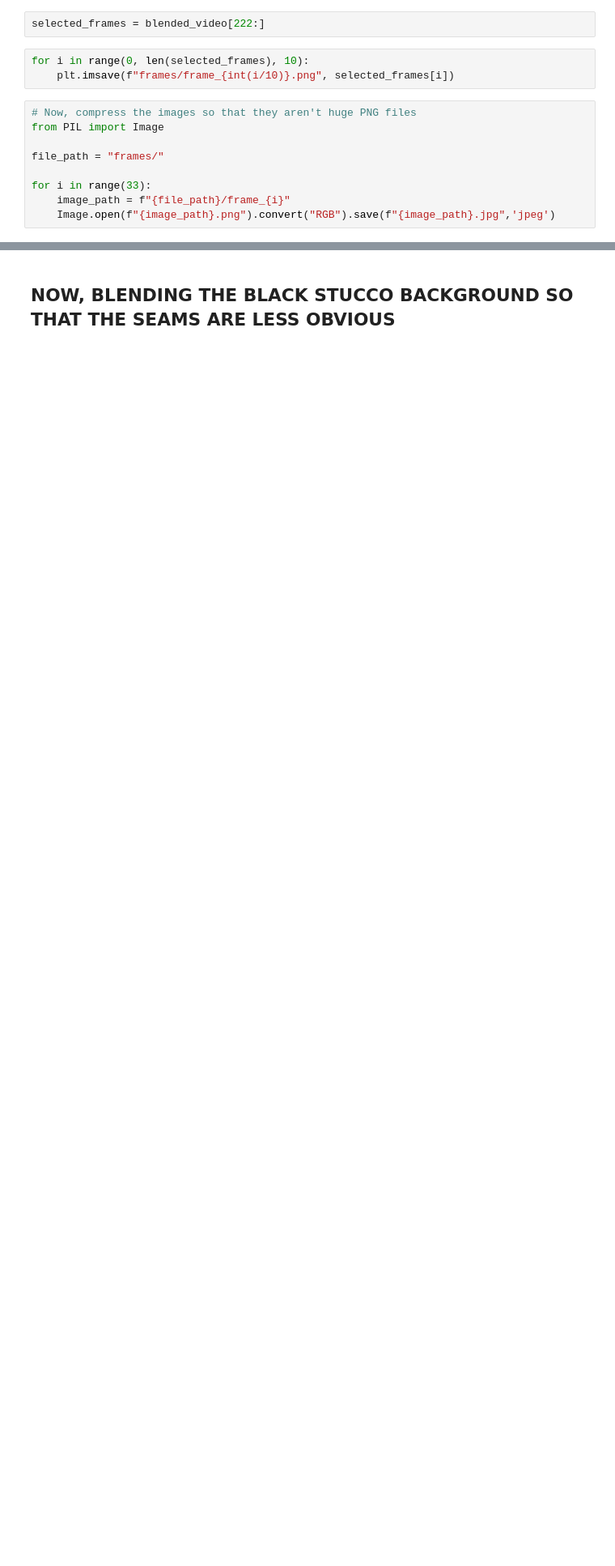
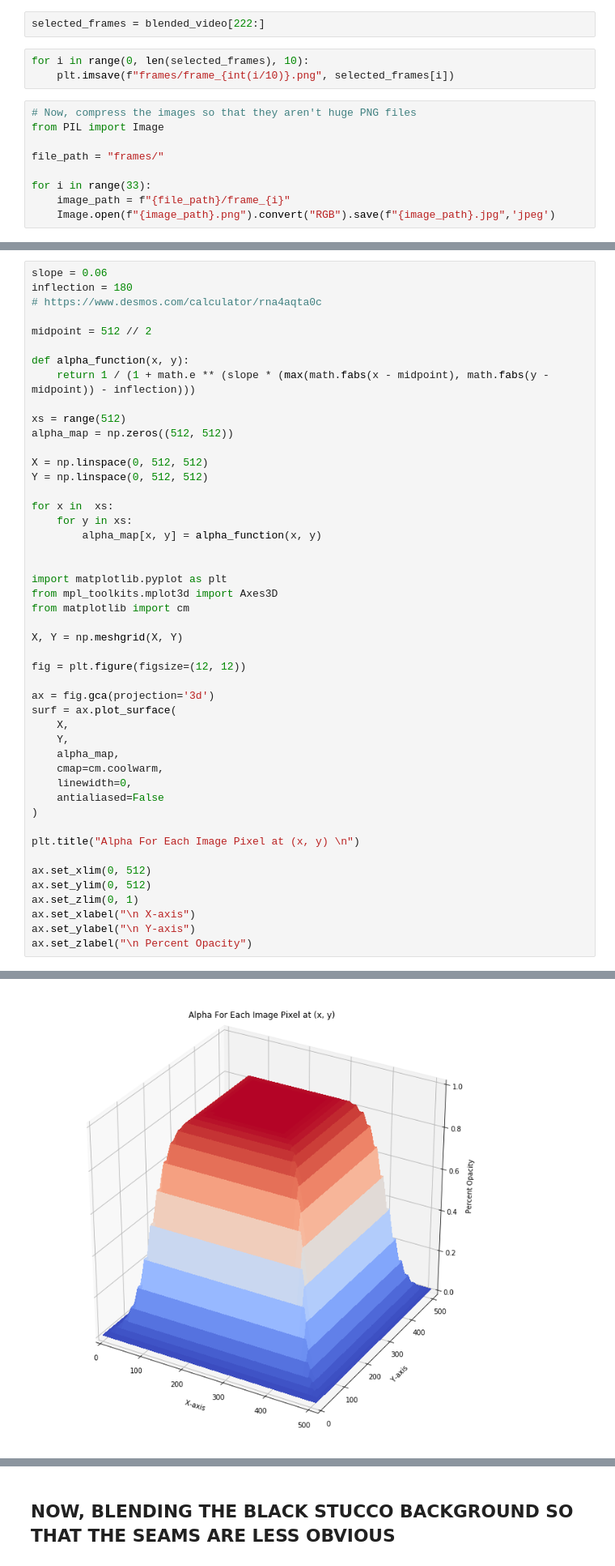
Before and after one commit to emilyxxie/mona_lisa_eyes, a Jupyter notebook: notebook_blending_images.ipynb, the cells around one changed output, grey strips where cells are left out. Shown at 81% size. Cells and saved outputs as stored; diff of their text form; blank space fills up the shorter version.

Commit message:
Update image blending to use 2D sigmoid

```diff
--- a/notebook_blending_images.ipynb
+++ b/notebook_blending_images.ipynb
@@ -209,0 +212,48 @@ for i in range(33):
+# %%
+slope = 0.06
+inflection = 180
+# https://www.desmos.com/calculator/rna4aqta0c
+
+midpoint = 512 // 2
+
+def alpha_function(x, y):
+    return 1 / (1 + math.e ** (slope * (max(math.fabs(x - midpoint), math.fabs(y - midpoint)) - inflection)))
+
+xs = range(512)
+alpha_map = np.zeros((512, 512))
+
+X = np.linspace(0, 512, 512)
+Y = np.linspace(0, 512, 512)
+
+for x in  xs:
+    for y in xs:
+        alpha_map[x, y] = alpha_function(x, y)
+
+
+import matplotlib.pyplot as plt
+from mpl_toolkits.mplot3d import Axes3D
+from matplotlib import cm
+
+X, Y = np.meshgrid(X, Y)
+
+fig = plt.figure(figsize=(12, 12))
+
+ax = fig.gca(projection='3d')
+surf = ax.plot_surface(
+    X,
+    Y,
+    alpha_map,
+    cmap=cm.coolwarm,
+    linewidth=0,
+    antialiased=False
+)
+
+plt.title("Alpha For Each Image Pixel at (x, y) \n")
+
+ax.set_xlim(0, 512)
+ax.set_ylim(0, 512)
+ax.set_zlim(0, 1)
+ax.set_xlabel("\n X-axis")
+ax.set_ylabel("\n Y-axis")
+ax.set_zlabel("\n Percent Opacity")
+# %% [output]
@@ -209,0 +261 @@ for i in range(33):
+[figure, added]
```
Also changed, not shown: parts of 6 cells of this notebook.
